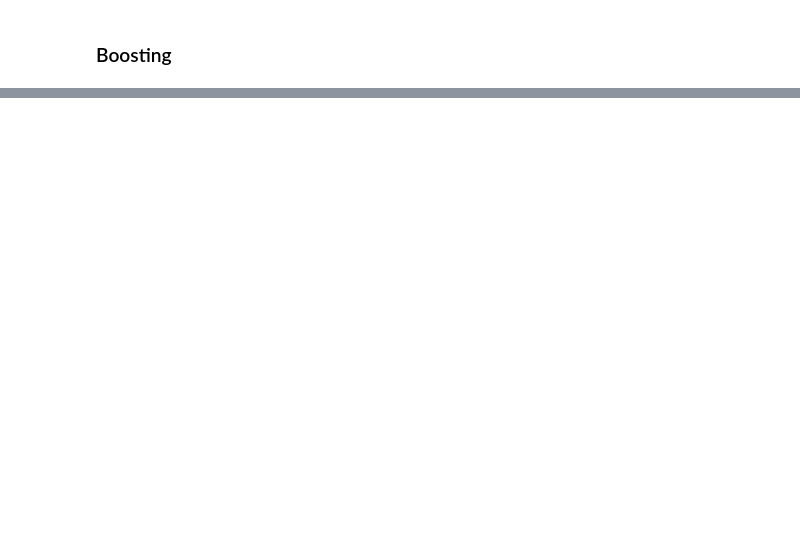
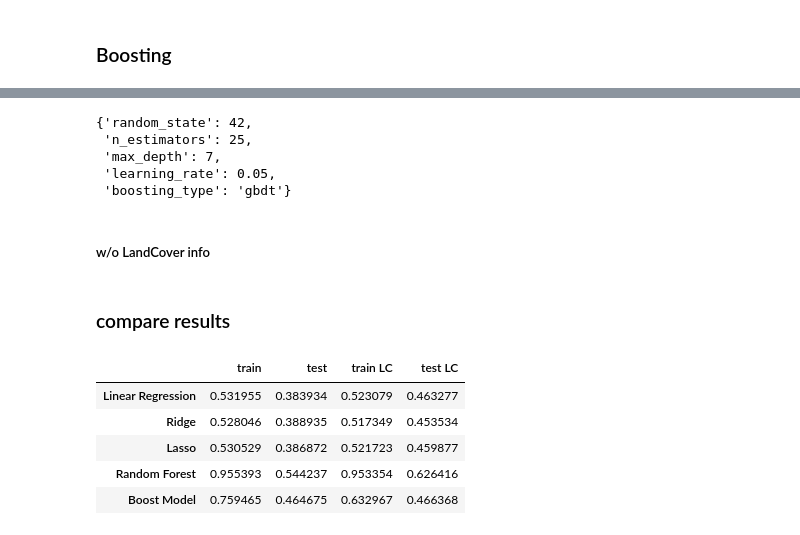
Before and after one commit to JK558/Land-Cover-UHI-Energy-Use, a Jupyter notebook: Land-Cover-UHI-Energy-Use.ipynb, the cells around one changed output, grey strips where cells are left out. Drawn from its saved outputs; the diff is of its cells as text; code cells hidden in the pictures; blank space fills up the shorter version.

```diff
--- a/Land-Cover-UHI-Energy-Use.ipynb
+++ b/Land-Cover-UHI-Energy-Use.ipynb
@@ -2289,0 +3426,13 @@ ml_LR.score(X_test, y_test)
+# %%
+%%time
+# xgb Boost hyperparameter tuning:
+xgbm0 = xgb.XGBRegressor(random_state=42, objective='reg:squarederror')
+
+param_grid = {
+    'learning_rate': [0.01, 0.05, 0.1],
+    'n_estimators': [25, 50, 100, 150, 200, 500]
+}
+
+
+xgbm_random0 = RandomizedSearchCV(xgbm0, param_grid,verbose=1,cv=3,n_jobs = -1,n_iter=10)
+xgbm_random0.fit(X_train0, y_train0)
@@ -2289,0 +3505,12 @@ ml_LR.score(X_test, y_test)
+# %%
+%%time
+# xgb Boost hyperparameter tuning:
+xgbm0 = xgb.XGBRegressor(random_state=42, objective='reg:squarederror')
+
+param_grid = {
+    'learning_rate': [0.01, 0.05, 0.1],
+    'n_estimators': [25, 50, 100, 150, 200, 500]
+}
+
+xgbm_random0 = RandomizedSearchCV(xgbm0, param_grid,verbose=1,cv=3,n_jobs = -1,n_iter=10)
+xgbm_random0.fit(X_train0, y_train0)
@@ -2289,0 +3581,3 @@ ml_LR.score(X_test, y_test)
+# %%
+score_xgboost = [xgbm_random0.score(X_train0, y_train0),xgbm_random0.score(X_test0, y_test0),xgbm_random.score(X_train, y_train),xgbm_random.score(X_test, y_test)]
+score_xgboost
@@ -2291,0 +3627,12 @@ ml_LR.score(X_test, y_test)
+# %%
+lgbm_randgrid.best_params_
+# %% [output]
+{'random_state': 42,
+ 'n_estimators': 25,
+ 'max_depth': 7,
+ 'learning_rate': 0.05,
+ 'boosting_type': 'gbdt'}
+# %% [markdown]
+##### w/o LandCover info
+# %% [markdown]
+### compare results
@@ -2291,0 +3641,13 @@ ml_LR.score(X_test, y_test)
+# %%
+ml_results = pd.DataFrame({'Linear Regression': score_LR, 'Ridge': score_Ridge,'Lasso': score_Lasso,
+                           'Random Forest':score_RF, 'Boost Model': score_xgboost},
+                         index = ['train','test','train LC','test LC'])
+# %%
+ml_results.T
+# %% [output]
+|  | train | test | train LC | test LC |
+| Linear Regression | 0.531955 | 0.383934 | 0.523079 | 0.463277 |
+| Ridge | 0.528046 | 0.388935 | 0.517349 | 0.453534 |
+| Lasso | 0.530529 | 0.386872 | 0.521723 | 0.459877 |
+| Random Forest | 0.955393 | 0.544237 | 0.953354 | 0.626416 |
+| Boost Model | 0.759465 | 0.464675 | 0.632967 | 0.466368 |
```
Also changed, not shown: parts of 305 cells of this notebook.
